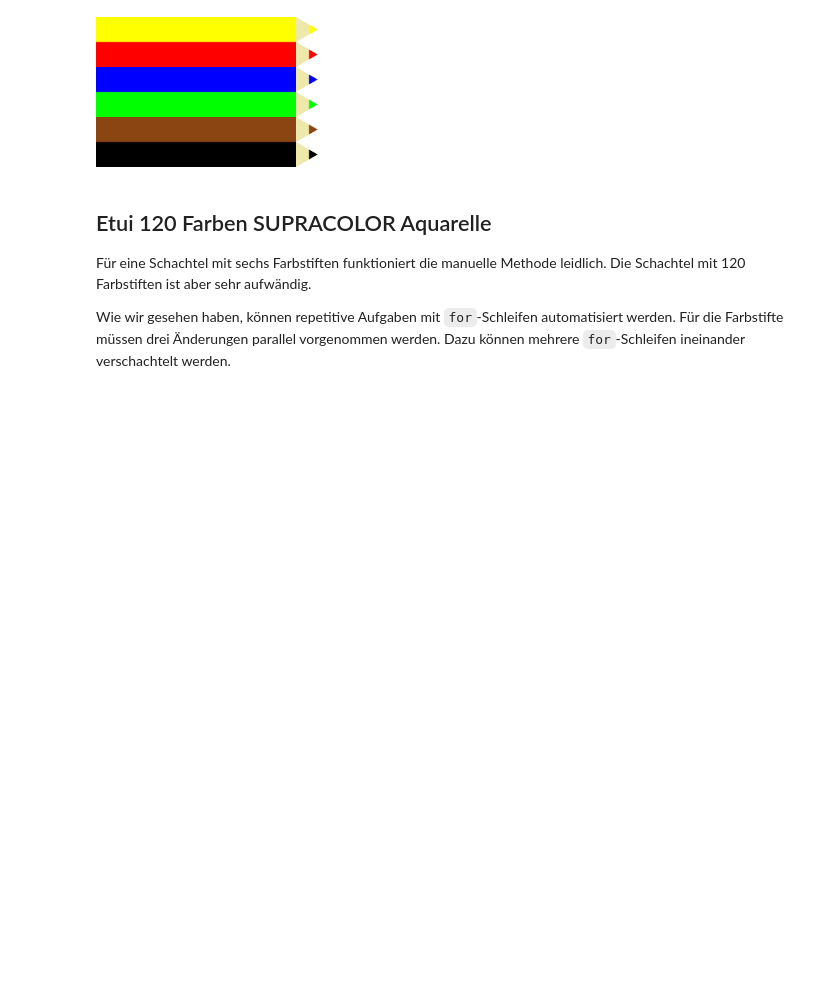
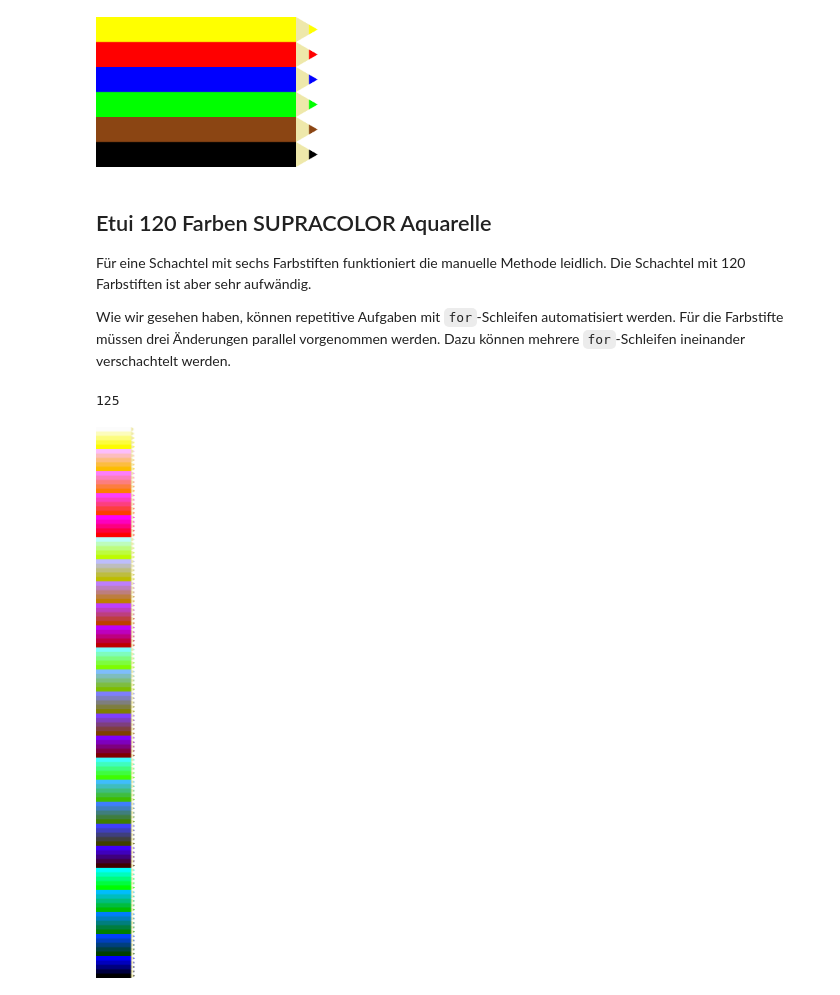
Before and after one commit to SkriptenMk/I_bW_26-30, a Jupyter notebook: notebooks/260922_farbstift/farbstift.ipynb, the cells around one changed output. Drawn from its saved outputs; the diff is of its cells as text; code cells hidden in the pictures; blank space fills up the shorter version.

Commit message:
feat: Erstelle eine Schachtel mit 120 Farbstiften

```diff
--- a/notebooks/260922_farbstift/farbstift.ipynb
+++ b/notebooks/260922_farbstift/farbstift.ipynb
@@ -60,3 +60,21 @@ Wie wir gesehen haben, können repetitive Aufgaben mit `for`-Schleifen
 automatisiert werden. Für die Farbstifte müssen drei Änderungen parallel
 vorgenommen werden. Dazu können mehrere `for`-Schleifen ineinander
 verschachtelt werden.
+# %%
+grosse_schachtel = leere_grafik()
+
+schritt = int(255 / 4)
+i = 0
+
+for r in range(0, 256, schritt):
+    for g in range(0, 256, schritt):
+        for b in range(0, 256, schritt):
+            stift = farbstift(r, g, b)
+            grosse_schachtel = ueber(stift, grosse_schachtel)
+            i += 1
+
+print(i)
+zeige_grafik(grosse_schachtel)
+# %% [output]
+125
+[figure, added]
```
